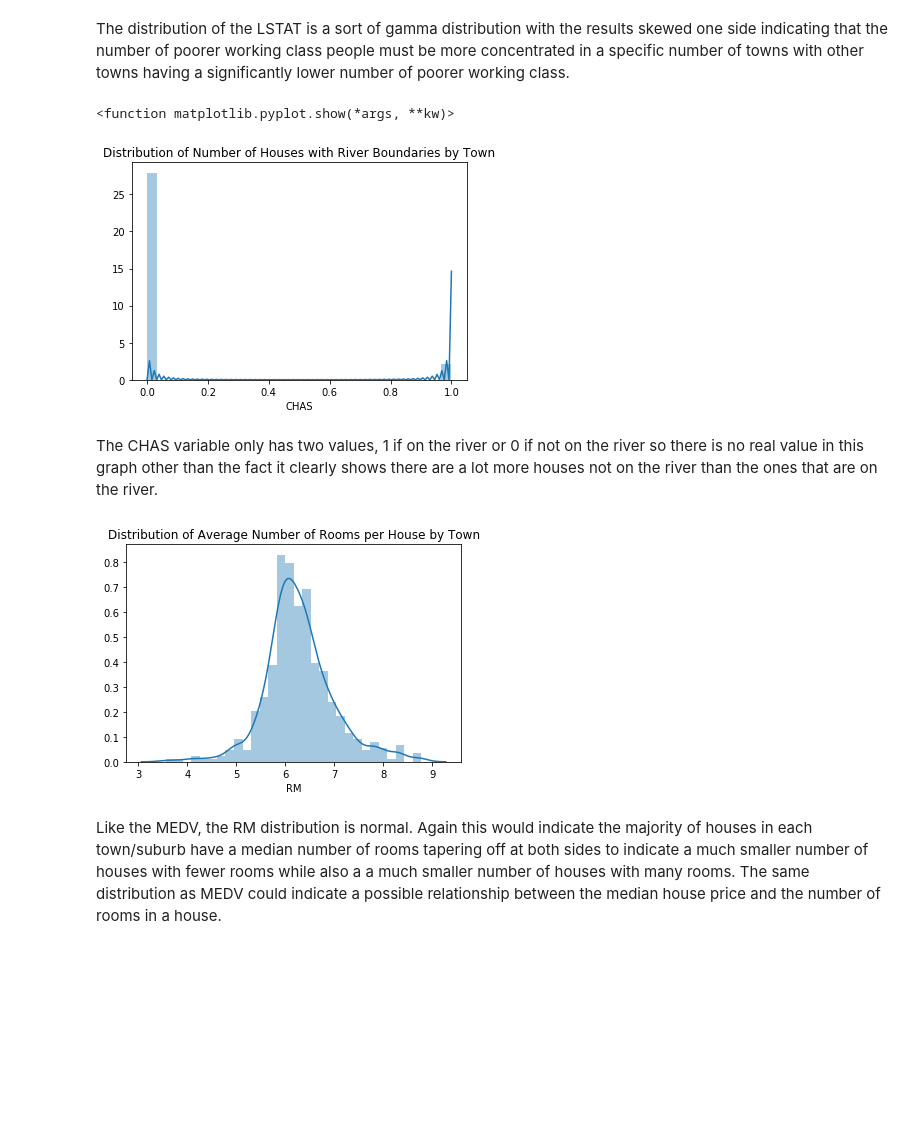
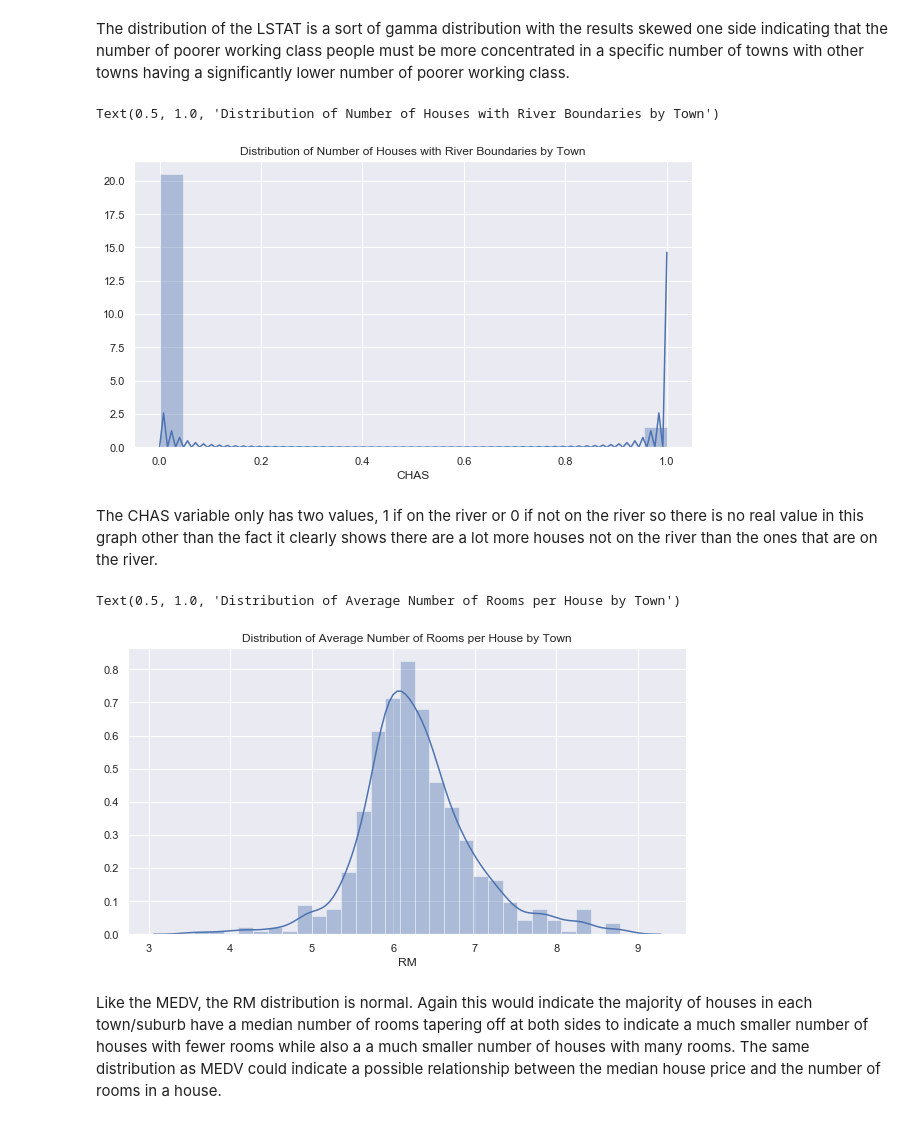
Before and after one commit to TommyVaughan/Boston-House-Prices, a Jupyter notebook: Machine Learning & Statistics - Boston House Prices.ipynb, the cells around one changed output. Drawn from its saved outputs; the diff is of its cells as text; code cells hidden in the pictures; blank space fills up the shorter version.

```diff
--- a/Machine Learning & Statistics - Boston House Prices.ipynb
+++ b/Machine Learning & Statistics - Boston House Prices.ipynb
@@ -143,4 +165,6 @@ boston1.head(10)
 | 9 | 17.10 | 0.0 | 6.004 | 18.9 |
 # %% [markdown]
 #### A look at the Data Distribution
+# %%
+sns.set(rc={'figure.figsize':(10,5.27)}) # Setting the size of the plots
 # %%
@@ -160,20 +184,19 @@ plt.show()
 # %% [markdown]
 The distribution of the LSTAT is a sort of gamma distribution with the results skewed one side indicating that the number of poorer working class people must be more concentrated in a specific number of towns with other towns having a significantly lower number of poorer working class.
 # %%
-sns.distplot(boston1['CHAS'], bins=30)
+sns.distplot(boston1['CHAS'])
 plt.title ("Distribution of Number of Houses with River Boundaries by Town")
-plt.show
 # %% [output]
-<function matplotlib.pyplot.show(*args, **kw)>
+Text(0.5, 1.0, 'Distribution of Number of Houses with River Boundaries by Town')
-[figure, old version]
+[figure, new version]
 # %% [markdown]
 The CHAS variable only has two values, 1 if on the river or 0 if not on the river so there is no real value in this graph other than the fact it clearly shows there are a lot more houses not on the river than the ones that are on the river.
 # %%
-sns.distplot(boston1['RM'], bins=30)
+sns.distplot(boston1['RM'])
 plt.title ("Distribution of Average Number of Rooms per House by Town")
-plt.show()
 # %% [output]
+Text(0.5, 1.0, 'Distribution of Average Number of Rooms per House by Town')
-[figure, old version]
+[figure, new version]
 # %% [markdown]
 Like the MEDV, the RM distribution is normal. Again this would indicate the majority of houses in each town/suburb have a median number of rooms tapering off at both sides to indicate a much smaller number of houses with fewer rooms while also a a much smaller number of houses with many rooms. The same distribution as MEDV could indicate a possible relationship between the median house price and the number of rooms in a house.
 # %% [markdown]
```
Also changed, not shown: parts of 10 cells of this notebook, 1 other file.
